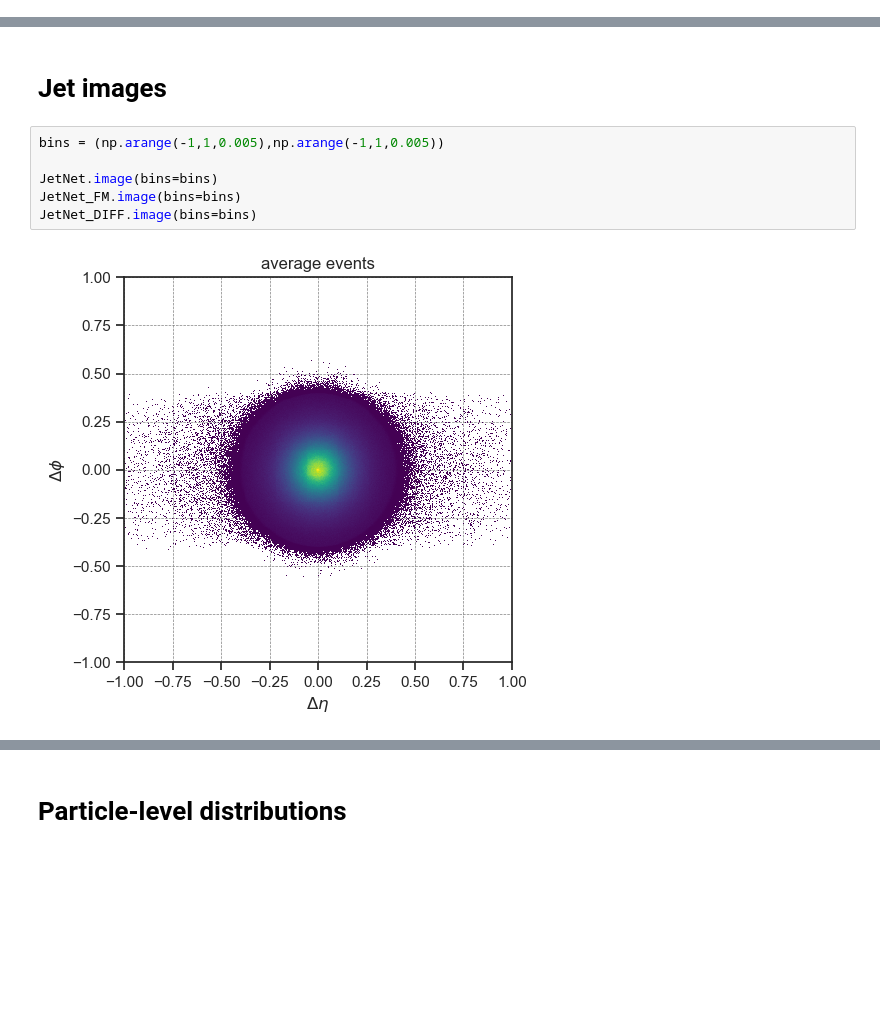
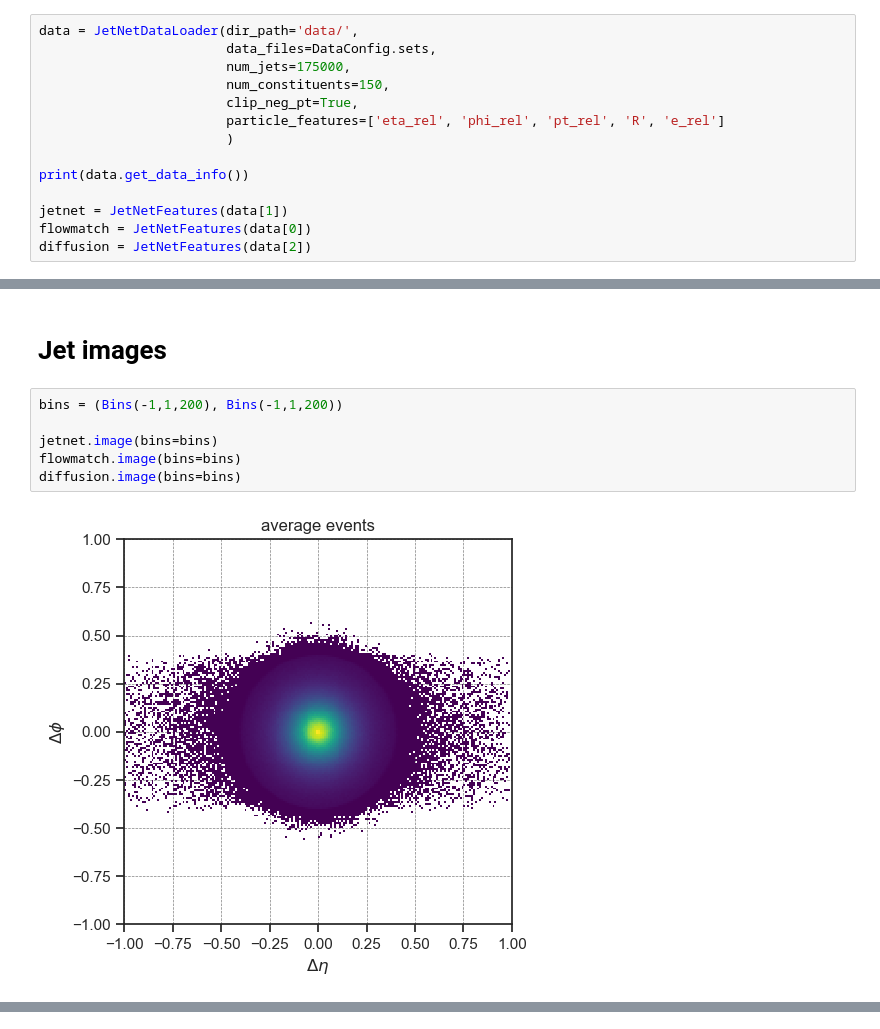
Before and after one commit to dfaroughy/ClassifierMetric, a Jupyter notebook: check_datasets.ipynb, the cells around one changed output, grey strips where cells are left out. Drawn from its saved outputs; the diff is of its cells as text; blank space fills up the shorter version.

Commit message:
updated with JetDataLoader

```diff
--- a/check_datasets.ipynb
+++ b/check_datasets.ipynb
@@ -256,0 +15,14 @@ JetNet_DIFF.get_jet_features()
+# %%
+data = JetNetDataLoader(dir_path='data/',
+                        data_files=DataConfig.sets,
+                        num_jets=175000,
+                        num_constituents=150,
+                        clip_neg_pt=True,
+                        particle_features=['eta_rel', 'phi_rel', 'pt_rel', 'R', 'e_rel']
+                        )
+
+print(data.get_data_info())
+
+jetnet = JetNetFeatures(data[1])
+flowmatch = JetNetFeatures(data[0])
+diffusion = JetNetFeatures(data[2])
@@ -257,10 +38,10 @@ JetNet_DIFF.get_jet_features()
 # %% [markdown]
 # Jet images
 # %%
-bins = (np.arange(-1,1,0.005),np.arange(-1,1,0.005))
+bins = (Bins(-1,1,200), Bins(-1,1,200))
 
-JetNet.image(bins=bins)
-JetNet_FM.image(bins=bins)
-JetNet_DIFF.image(bins=bins)
+jetnet.image(bins=bins)
+flowmatch.image(bins=bins)
+diffusion.image(bins=bins)
 # %% [output]
-[figure, old version]
+[figure, new version]
@@ -269,2 +49,0 @@ JetNet_DIFF.image(bins=bins)
-# %% [markdown]
-# Particle-level distributions
```
Also changed, not shown: parts of 26 cells of this notebook.
